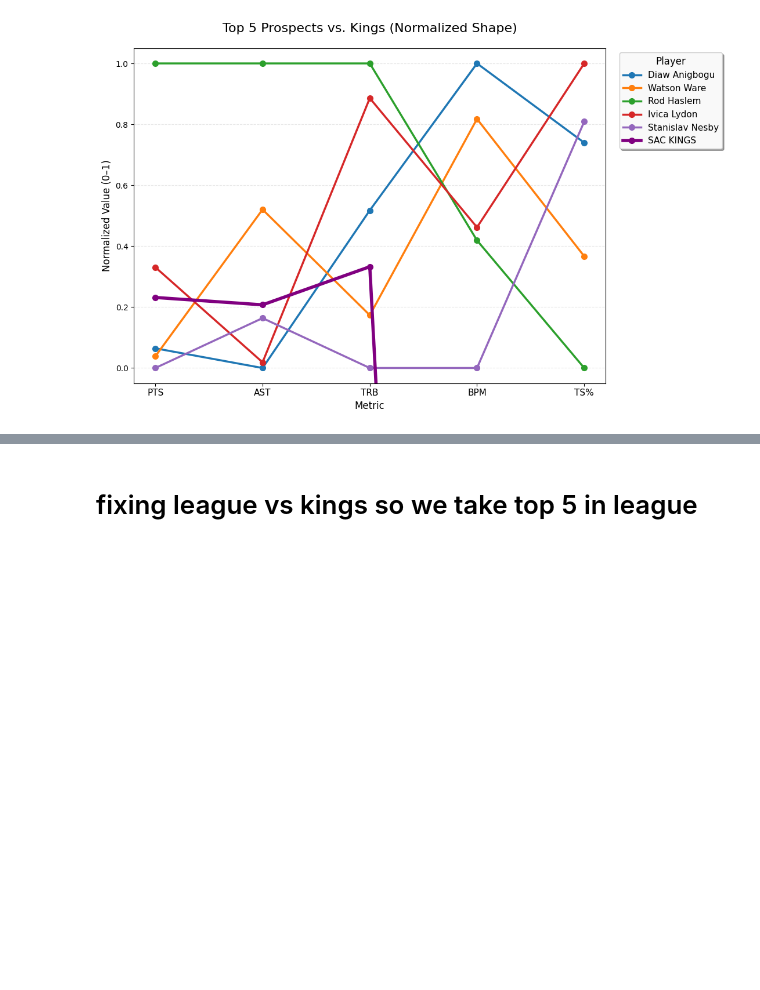
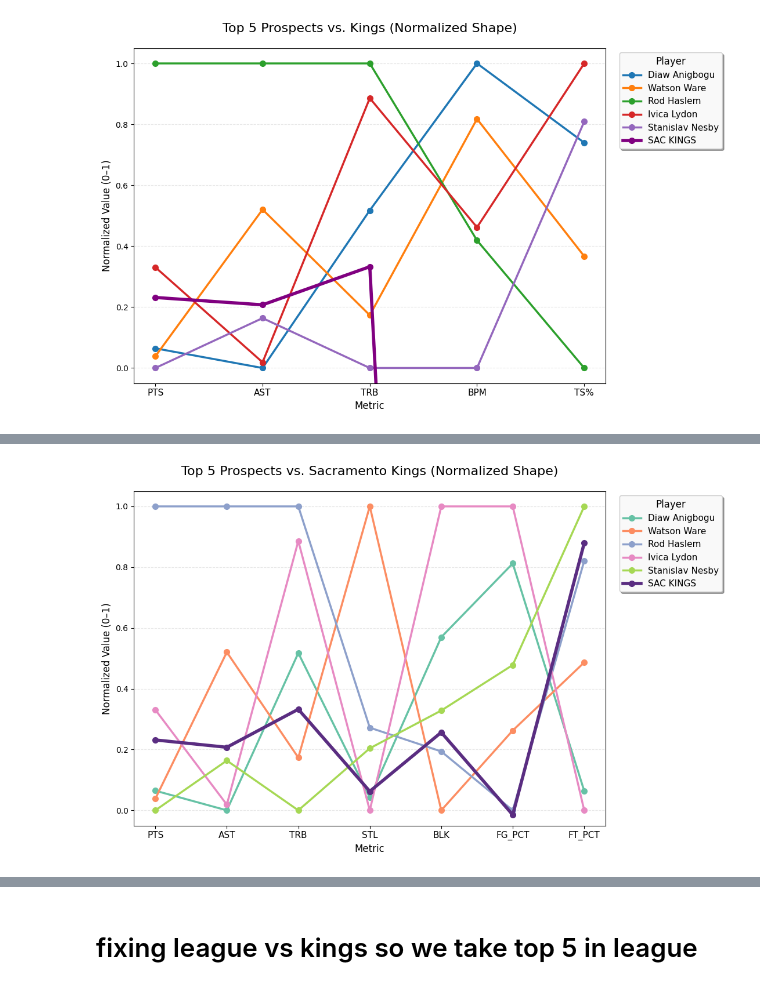
Before and after one commit to cottonjenn/data_science_project_sep_2025, a Jupyter notebook: clean_data/data_acquisition.ipynb, the cells around one changed output, grey strips where cells are left out. Saved outputs shown, nothing was run; the diff lists cells and outputs as text; code cells hidden in the pictures; blank space fills up the shorter version.

```diff
--- a/clean_data/data_acquisition.ipynb
+++ b/clean_data/data_acquisition.ipynb
@@ -1123,0 +1169,85 @@ Using shared stats: ['pts', 'ast', 'trb', 'stl', 'blk', 'fg_pct', 'ft_pct']
+# %%
+import pandas as pd
+import numpy as np
+import plotly.graph_objects as go
+
+# --------------------------------------------------------------
+# 1. SELECT COMMON STATS
+# --------------------------------------------------------------
+
+common_stats = list(set(recommendations.columns) & set(kings_merged.columns))
+preferred_stats = ['pts', 'ast', 'trb', 'ts_pct', 'bpm', 'stl', 'blk', 'fg_pct', 'ft_pct']
+stats = [s for s in preferred_stats if s in common_stats]
+stat_labels = [s.upper() for s in stats]
+
+# --------------------------------------------------------------
+# 2. PREP DATA – Top 5 prospects + Kings averages
+# --------------------------------------------------------------
+
+N = 5
+top_pros = recommendations.head(N).copy()
+raw_values = top_pros[['Player'] + stats].copy()  # keep raw stats for hover
+
+# Aggregate Kings to team-level mean
+kings_team = kings_merged[stats].mean(numeric_only=True)
+kings_raw = kings_team.to_dict()
+raw_values = pd.concat([
+    raw_values,
+    pd.DataFrame([{'Player': 'SAC KINGS', **kings_raw}])
+], ignore_index=True)
+
+# Normalize for plotting shape (0-1) but hover shows real value
+ranges = {col: (top_pros[col].min(), top_pros[col].max()) for col in stats}
+
+plot_df = top_pros[['Player'] + stats].copy()
+# add Kings normalized
+kings_norm = {}
+for col in stats:
+    mn, mx = ranges[col]
+    val = kings_raw.get(col, np.nan)
+    if pd.notna(val) and np.isfinite(val) and mx > mn:
+        kings_norm[col] = (val - mn) / (mx - mn)
+    else:
+        kings_norm[col] = 0.5
+plot_df = pd.concat([plot_df, pd.DataFrame([{'Player': 'SAC KINGS', **kings_norm}])], ignore_index=True)
+
+# --------------------------------------------------------------
+# 3. CREATE PLOTLY FIGURE
+# --------------------------------------------------------------
+
+fig = go.Figure()
+
+# Distinct colors
+base_colors = ['#1f77b4', '#ff7f0e', '#2ca02c', '#d62728', '#9467bd']  # top 5 colors
+kings_color = '#5A2D81'  # dark purple
+colors = base_colors[:len(top_pros)] + [kings_color]
+
+for i, row in plot_df.iterrows():
+    player = row['Player']
+    y_vals = [row[col] for col in stats]  # normalized for plotting
+    hover_text = [f"{player}<br>{stat_labels[j]}: {raw_values.loc[raw_values['Player']==player, stats[j]].values[0]:.2f}"
+                  for j in range(len(stats))]
+
+    fig.add_trace(go.Scatter(
+        x=stat_labels,
+        y=y_vals,
+        mode='lines+markers',
+        name=player,
+        line=dict(color=colors[i], width=4 if player=='SAC KINGS' else 2.5),
+        marker=dict(size=8),
+        hoverinfo='text',
+        hovertext=hover_text
+    ))
+
+# Layout
+fig.update_layout(
+    title='Top 5 Prospects vs. Sacramento Kings (Normalized Shape)',
+    yaxis=dict(title='Normalized Value (0-1)', range=[-0.05, 1.05]),
+    xaxis=dict(title='Metric'),
+    legend_title='Player',
+    width=900,
+    height=600
+)
+
+fig.show()
+# %% [output]
@@ -1124,3 +1255,4 @@ Using shared stats: ['pts', 'ast', 'trb', 'stl', 'blk', 'fg_pct', 'ft_pct']
+[figure, added]
 # %%
 import plotly.express as px
 import pandas as pd
```
Also changed, not shown: parts of 3 cells of this notebook, 2 other files.
